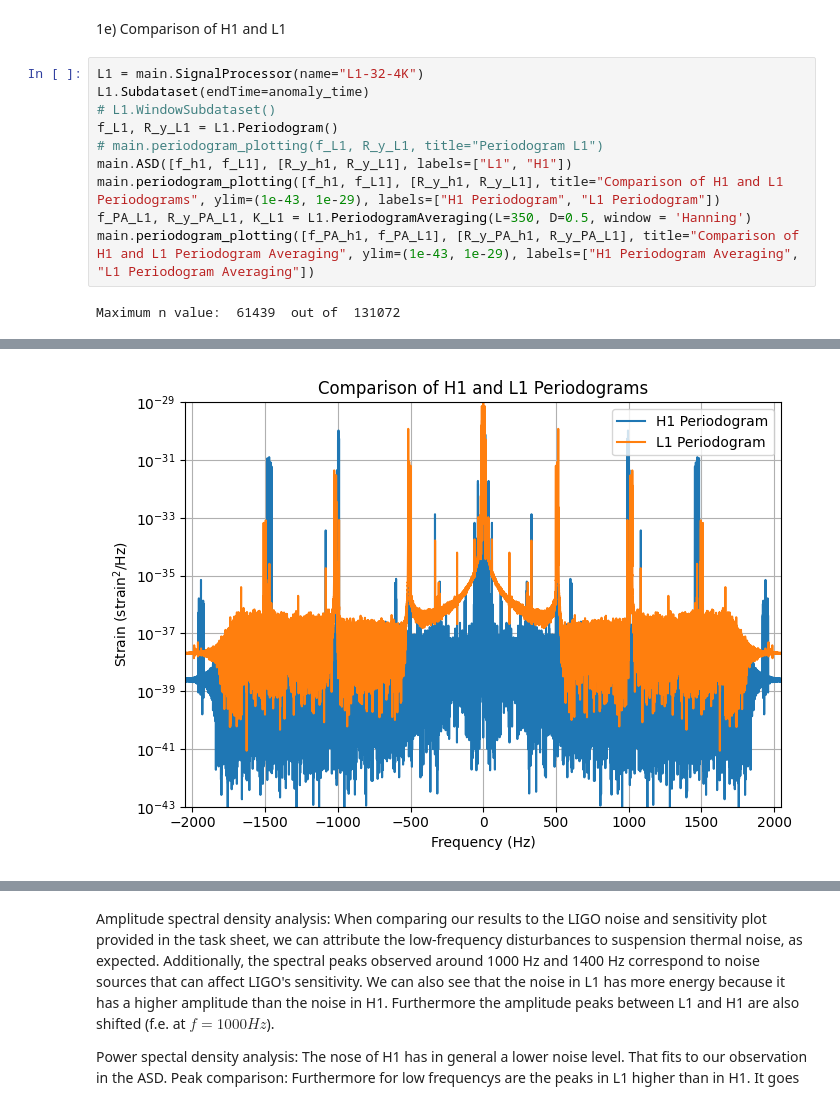
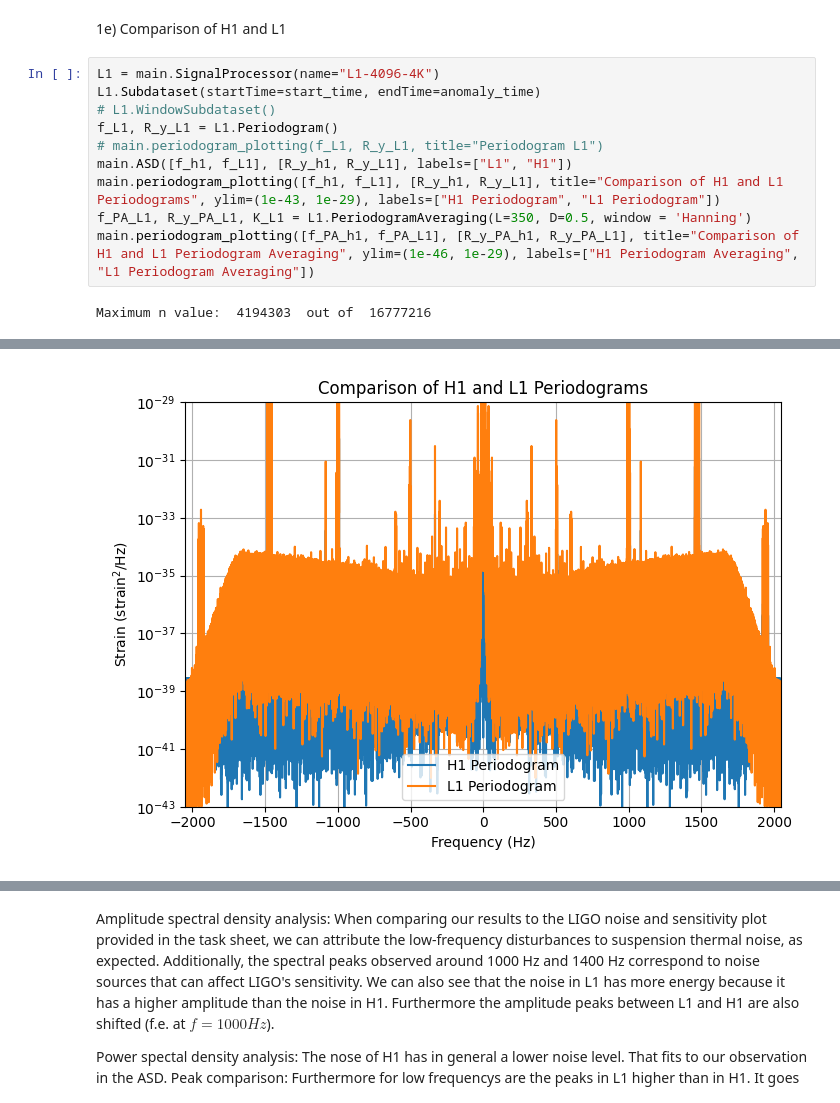
Before and after one commit to CocoMZ/PASA-P1, a Jupyter notebook: main.ipynb, the cells around one changed output, grey strips where cells are left out. Cells and saved outputs as stored; diff of their text form.

```diff
--- a/main.ipynb
+++ b/main.ipynb
@@ -161,14 +140,14 @@ main.periodogram_plotting([f_PS_h1, f_PA_h1], [R_y_PS_h1, R_y_PA_h1], title="Com
 # %% [markdown]
 1e) Comparison of H1 and L1
 # %%
-L1 = main.SignalProcessor(name="L1-32-4K")
-L1.Subdataset(endTime=anomaly_time)
+L1 = main.SignalProcessor(name="L1-4096-4K")
+L1.Subdataset(startTime=start_time, endTime=anomaly_time)
 # L1.WindowSubdataset()
 f_L1, R_y_L1 = L1.Periodogram()
 # main.periodogram_plotting(f_L1, R_y_L1, title="Periodogram L1")
 main.ASD([f_h1, f_L1], [R_y_h1, R_y_L1], labels=["L1", "H1"])
 main.periodogram_plotting([f_h1, f_L1], [R_y_h1, R_y_L1], title="Comparison of H1 and L1 Periodograms", ylim=(1e-43, 1e-29), labels=["H1 Periodogram", "L1 Periodogram"])
 f_PA_L1, R_y_PA_L1, K_L1 = L1.PeriodogramAveraging(L=350, D=0.5, window = 'Hanning')
-main.periodogram_plotting([f_PA_h1, f_PA_L1], [R_y_PA_h1, R_y_PA_L1], title="Comparison of H1 and L1 Periodogram Averaging", ylim=(1e-43, 1e-29), labels=["H1 Periodogram Averaging", "L1 Periodogram Averaging"])
+main.periodogram_plotting([f_PA_h1, f_PA_L1], [R_y_PA_h1, R_y_PA_L1], title="Comparison of H1 and L1 Periodogram Averaging", ylim=(1e-46, 1e-29), labels=["H1 Periodogram Averaging", "L1 Periodogram Averaging"])
 # %% [output]
-Maximum n value:  61439  out of  131072
+Maximum n value:  4194303  out of  16777216
@@ -176 +155 @@ Maximum n value:  61439  out of  131072
-[figure, old version]
+[figure, new version]
```
Also changed, not shown: parts of 13 cells of this notebook, 1 other file.
